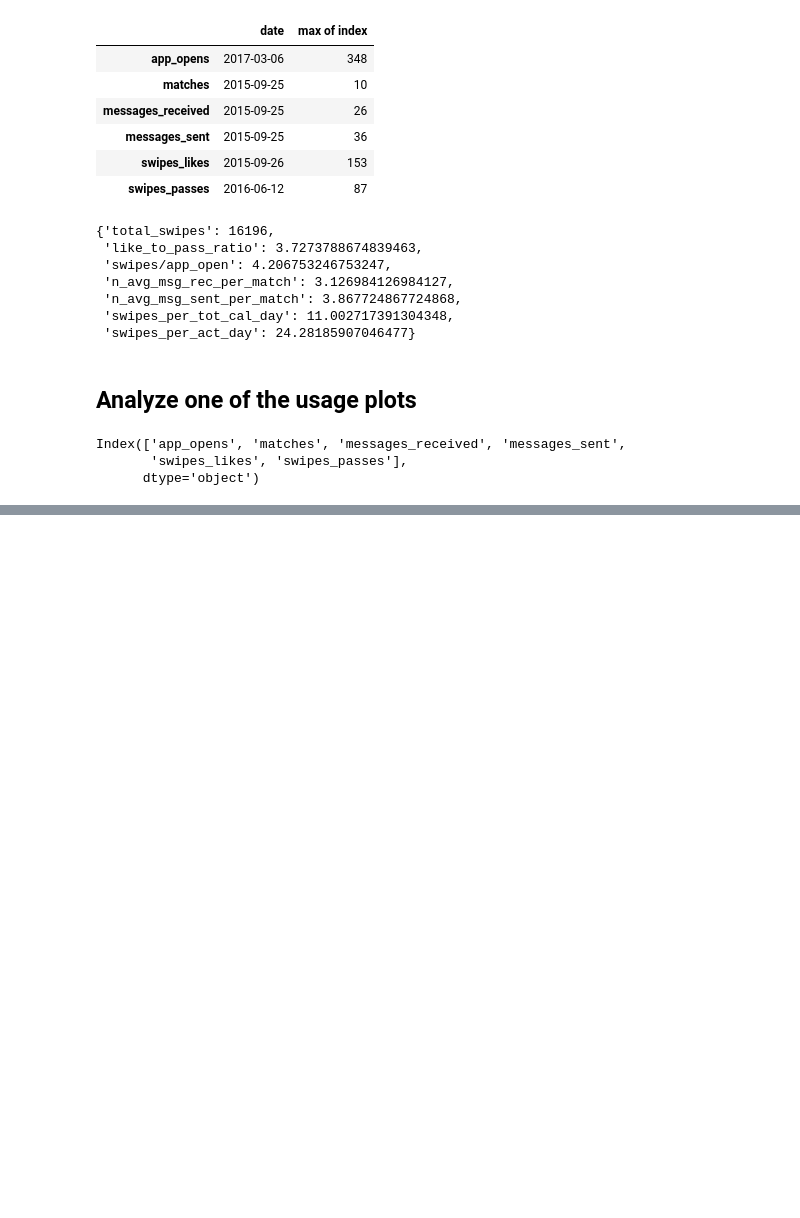
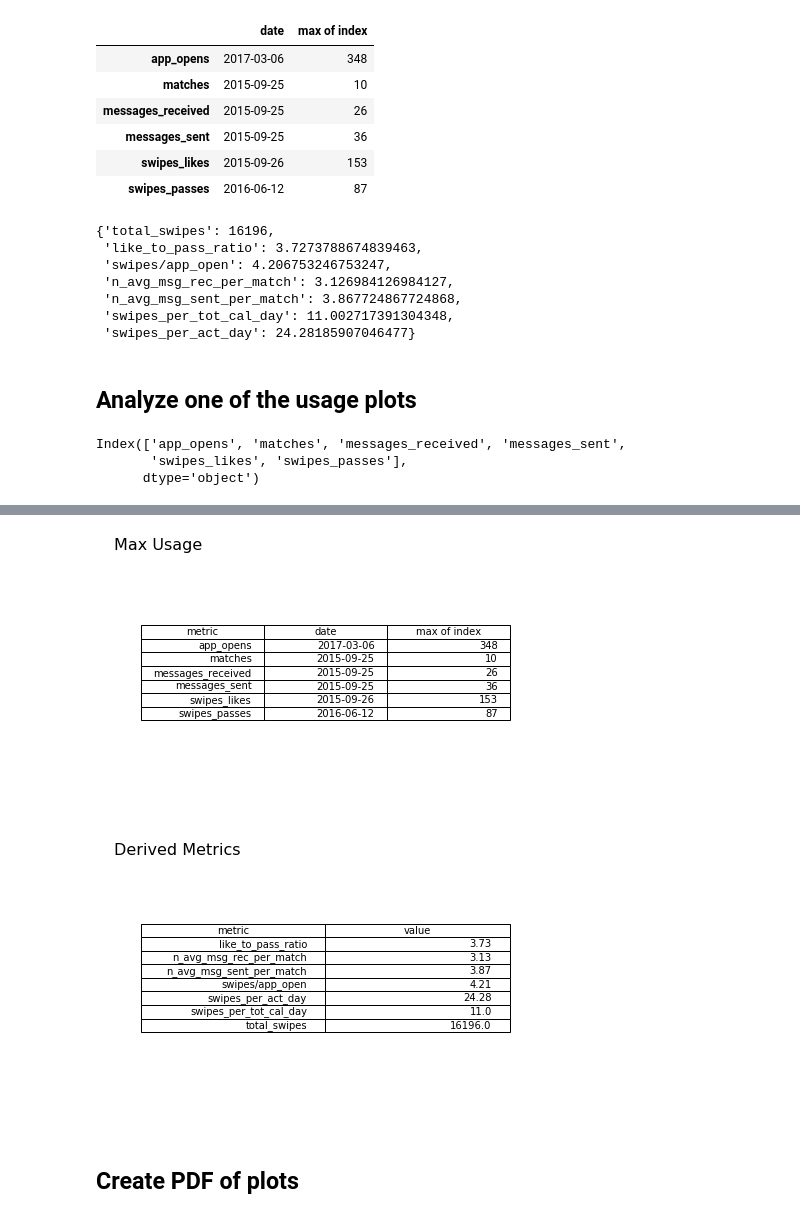
Before and after one commit to malctaylor15/Tinder_analysis, a Jupyter notebook: EDA v3 Usage.ipynb, the cells around one changed output, grey strips where cells are left out. Saved outputs shown, nothing was run; the diff lists cells and outputs as text; code cells hidden in the pictures; blank space fills up the shorter version.

```diff
--- a/EDA v3 Usage.ipynb
+++ b/EDA v3 Usage.ipynb
@@ -240,0 +221,8 @@ usage_df.index[10]
+# %%
+def gather_max_usage(usage_df):
+
+    # Dates of max_usage
+    max_usage = pd.concat([usage_df.idxmax(), usage_df.max()], keys=["date", "max of index"], axis = 1)
+    max_usage.reset_index(inplace=True)
+    max_usage.rename({'index':'metric'}, axis =1 , inplace = True)
+    return(max_usage)
@@ -240,0 +258,22 @@ usage_df.index[10]
+# %%
+def plot_table(text_df, text=""):
+    """
+    Plot table in matplotlib
+
+
+    """
+
+    # Create figure
+    fig = plt.figure()
+    ax = fig.add_subplot(1,1,1)
+    ax.axis('off')
+    ax.axis('tight')
+    # Input data into plot
+    ax.table(cellText = text_df.values
+             , colLabels = text_df.columns
+             , loc='center')
+
+    ax.text(0.05, 0.95, text, transform = fig.transFigure, size=16)
+    fig.tight_layout()
+
+    return(fig)
@@ -240,0 +282,3 @@ usage_df.index[10]
+# %%
+max_usage = gather_max_usage(usage_df)
+derived_metrics = gather_usage_stats(usage_df)
@@ -240,0 +295,10 @@ usage_df.index[10]
+# %%
+derived_metrics_df = pd.Series(derived_metrics).reset_index().rename({'index':"metric", 0 : "value"}, axis = 1)
+# %%
+max_usg_tbl = plot_table(max_usage, text = "Max Usage")
+derived_metrics_tbl = plot_table(derived_metrics_df, text = "Derived Metrics")
+# %% [output]
+[figure, added]
+[figure, added]
+# %% [markdown]
+## Create PDF of plots
```
Also changed, not shown: parts of 19 cells of this notebook, 18 other files.
